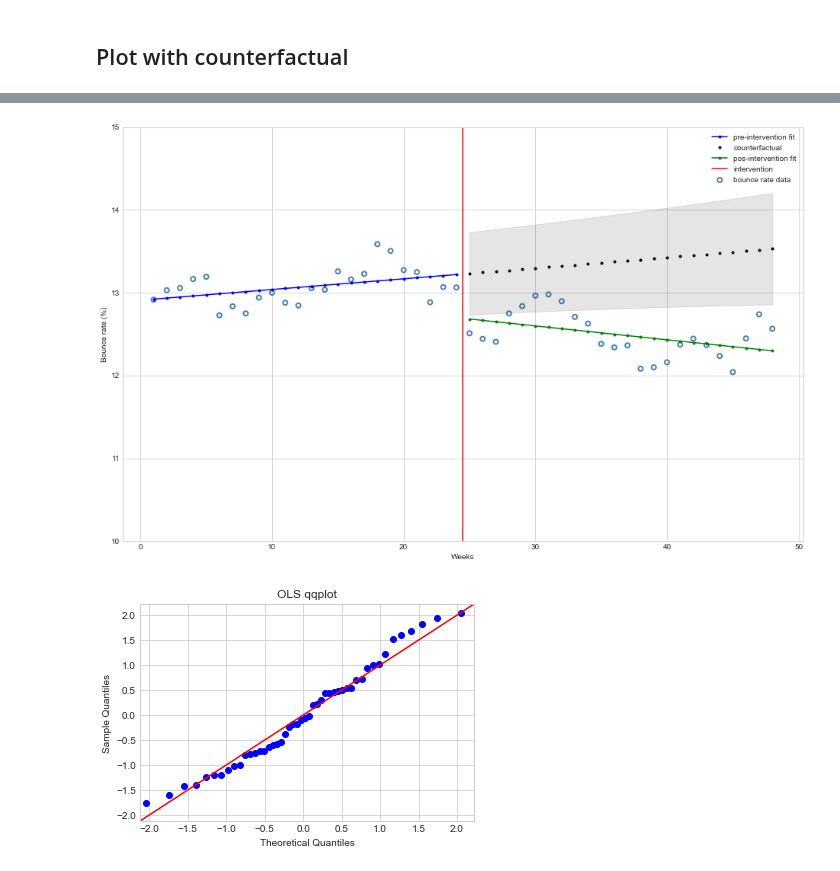
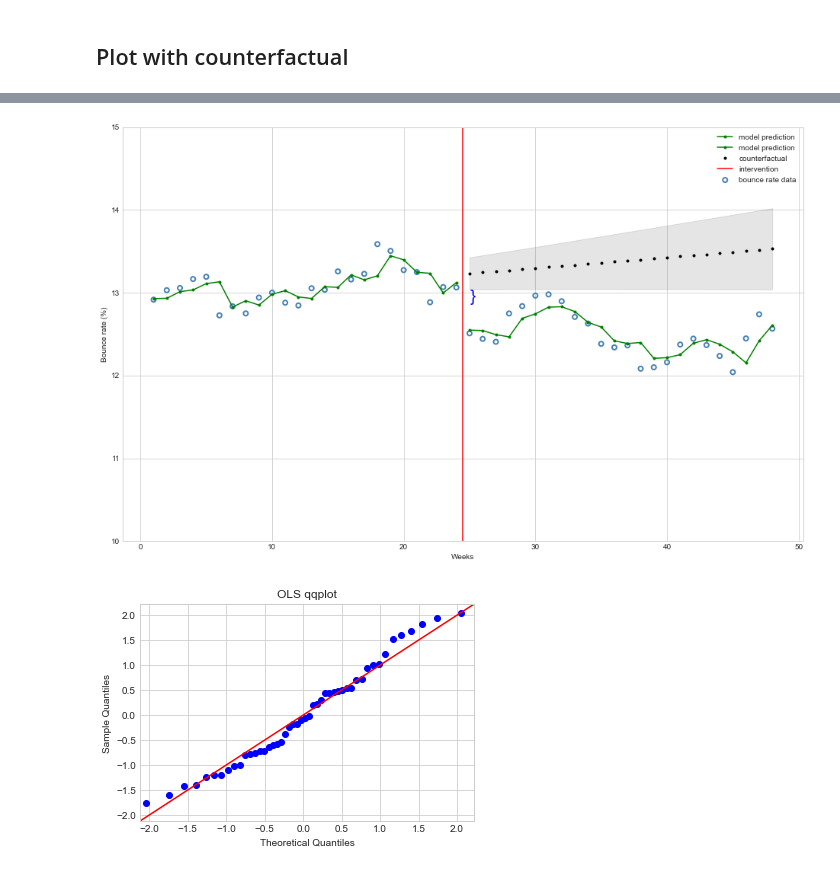
Before and after one commit to xboard/xboard.github.io, a Jupyter notebook: assets/data/its/ITS in python3.ipynb, the cells around one changed output, grey strips where cells are left out. Drawn from its saved outputs; the diff is of its cells as text; code cells hidden in the pictures.

```diff
--- a/assets/data/its/ITS in python3.ipynb
+++ b/assets/data/its/ITS in python3.ipynb
@@ -170,7 +170,7 @@ beta = res.params
 predictions = res.get_prediction(df)
 summary = predictions.summary_frame(alpha=0.05)
 
-y_trend = predictions.predicted_mean[:start]
+y_pred = predictions.predicted_mean
 ci_lower = summary["obs_ci_lower"]
 ci_upper = summary["obs_ci_upper"]
 #cf = cf_res.get_prediction(exog=df["T"][start:]).summary_frame(alpha=0.05)
@@ -179,5 +179,5 @@ cf_df["D"] = 0.0
 cf_df["P"] = 0.0
 # print(cf_df)
 cf = res.get_prediction(cf_df).summary_frame(alpha=0.05)
-print(cf)
-y_new_trend = predictions.predicted_mean[start:]
+# print(cf)
+# y_new_trend = predictions.predicted_mean[start:]
@@ -202,31 +184,35 @@ y_new_trend = predictions.predicted_mean[start:]
 # %%
 plt.style.use('seaborn-whitegrid')
 fig, ax = plt.subplots(figsize=(16,10))
 
 # Plot bounce rate data
 ax.scatter(df["T"], df["Y"], facecolors='none', edgecolors='steelblue', label="bounce rate data", linewidths=2)
 
 # Plot pre-intervation mean bounce rate with 95% confidence interval
-ax.plot(df["T"][:start], y_trend[:start], 'b.-', label="pre-intervention fit")
-#ax.fill_between(df["T"][:start], ci_lower[:start], ci_upper[:start], color='b', alpha=0.1, label="pre-intervention 95% CI");
+# ax.plot(df["T"][:start], y_trend[:start], 'b.-', label="pre-intervention fit")
+# ax.fill_between(df["T"][:start], ci_lower[:start], ci_upper[:start], color='b', alpha=0.1, label="pre-intervention 95% CI");
+
+# Plot model mean bounce rate prediction
+ax.plot(df["T"][:start], y_pred[:start], 'g.-', label="model prediction")
+ax.plot(df["T"][start:], y_pred[start:], 'g.-', label="model prediction")
+#ax.fill_between(df["T"][start:], ci_lower[start:], ci_upper[start:], color='g', alpha=0.1, label="pos-intervention 95% CI");
+
 
 # Plot counterfactual mean bounce rate with 95% confidence interval
 ax.plot(df["T"][start:], cf['mean'][start:], 'k.', label="counterfactual")
 ax.fill_between(df["T"][start:], cf['mean_ci_lower'][start:], cf['mean_ci_upper'][start:], color='k', alpha=0.1);
-
-# Plot pos-intervation mean bounce rate with 95% confidence interval
-ax.plot(df["T"][start:], y_new_trend, 'g.-', label="pos-intervention fit")
-#ax.fill_between(df["T"][start:], ci_lower[start:], ci_upper[start:], color='g', alpha=0.1, label="pos-intervention 95% CI");
+#ax.plot((start+1, start+1), (cf['mean'][start], y_pred[start]), color='b')
+ax.text(start+1, (cf['mean'][start] + y_pred[start])/2.0, "}", color='b', size="100")
 
 # Plot line marking intervention moment
 ax.axvline(x = 24.5, color = 'r', label = 'intervention')
 
 ax.legend(loc='best')
 plt.ylim([10, 15])
 plt.xlabel("Weeks")
 plt.ylabel("Bounce rate (%)");
 # %% [output]
-[figure, old version]
+[figure, new version]
 # %%
 import scipy as sp
 from statsmodels.graphics.gofplots import qqplot
```
Also changed, not shown: parts of 6 cells of this notebook, 5 other files.
